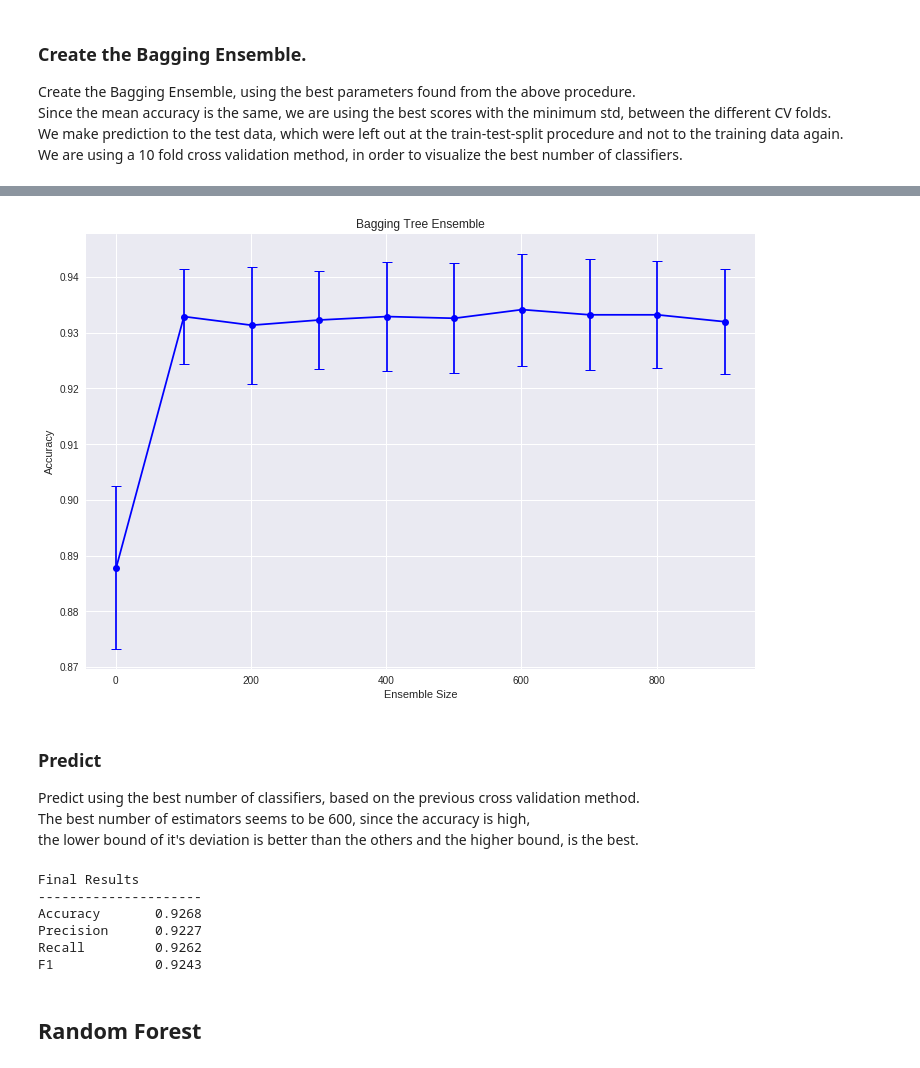
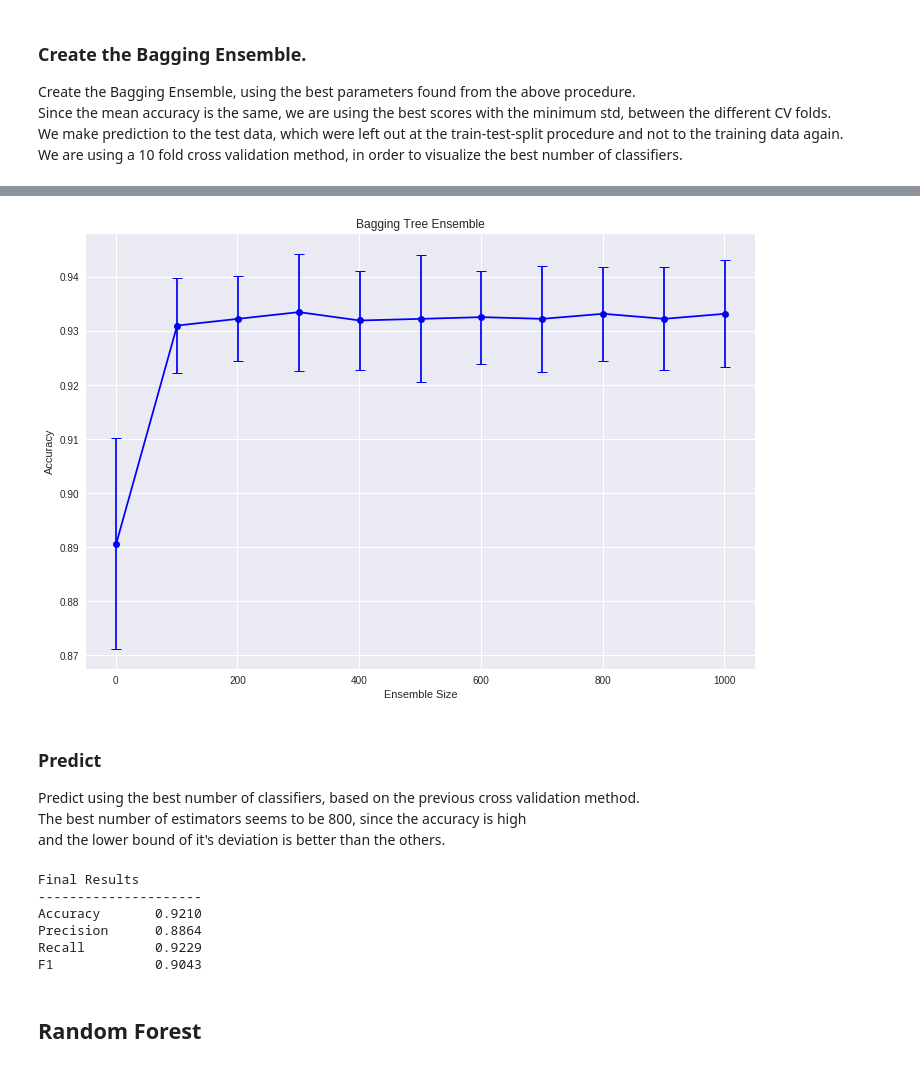
Before and after one commit to Adamantios/Ensembles-CSL-Imb_Learning-Models_Comparison, a Jupyter notebook: PartA.ipynb, the cells around one changed output, grey strips where cells are left out. Saved outputs shown, nothing was run; the diff lists cells and outputs as text; code cells hidden in the pictures.

```diff
--- a/PartA.ipynb
+++ b/PartA.ipynb
@@ -221,7 +115,7 @@ Run a Random Search using 10 fold cross validation, for the classifier which wil
 # and candidates to be created.
 param_dist = {'max_depth': sp_randint(1, 30),
               'max_features': sp_randint(1, X.shape[1]),
-              'min_samples_split': sp_randint(2, X.shape[0] / 2),
+              'min_samples_split': sp_randint(2, X_train.shape[0] / 2),
               'criterion': ['gini', 'entropy']}
 candidates = 200
 
@@ -302,7 +196,7 @@ clf.max_features = 17
 clf.min_samples_split = 69
 clf.criterion = 'entropy'
 
-# Plot accuracy vs number of estimators.
-estimators_vs_acc(clf, X_train, y_train, estimators_array=range(1, 1000, 100))
+# Plot accuracy vs number of estimators for [100, 200, ..., 1000] estimators.
+estimators_vs_acc(clf, X_train, y_train, estimators_array=range(1, 1100, 100))
 # %% [output]
 [Parallel(n_jobs=-1)]: Using backend LokyBackend with 2 concurrent workers.
@@ -328,26 +219,26 @@ estimators_vs_acc(clf, X_train, y_train, estimators_array=range(1, 1000, 100))
-[figure, old version]
+[figure, new version]
 # %% [markdown]
 ### Predict
 Predict using the best number of classifiers, based on the previous cross validation method.
-The best number of estimators seems to be 600, since the accuracy is high,
-the lower bound of it's deviation is better than the others and the higher bound, is the best.
+The best number of estimators seems to be 800, since the accuracy is high
+and the lower bound of it's deviation is better than the others.
 # %%
 # Create the bagging classifier.
-bg_clf = BaggingClassifier(base_estimator=clf, n_estimators=600, random_state=0)
+bg_clf = BaggingClassifier(base_estimator=clf, n_estimators=800, random_state=0)
 
 # Fit and predict.
 bg_clf.fit(X_train, y_train)
 y_pred = bg_clf.predict(X_test)
 
 # Print a classification report.
-full_report(y_test, y_pred)
+full_report(y_test, y_pred, 'binary')
 # %% [output]
 Final Results
 ---------------------
-Accuracy       0.9268
-Precision      0.9227
-Recall         0.9262
-F1             0.9243
+Accuracy       0.9210
+Precision      0.8864
+Recall         0.9229
+F1             0.9043
 # %% [markdown]
 ## Random Forest
 # %%
```
Also changed, not shown: parts of 48 cells of this notebook, 1 other file.
